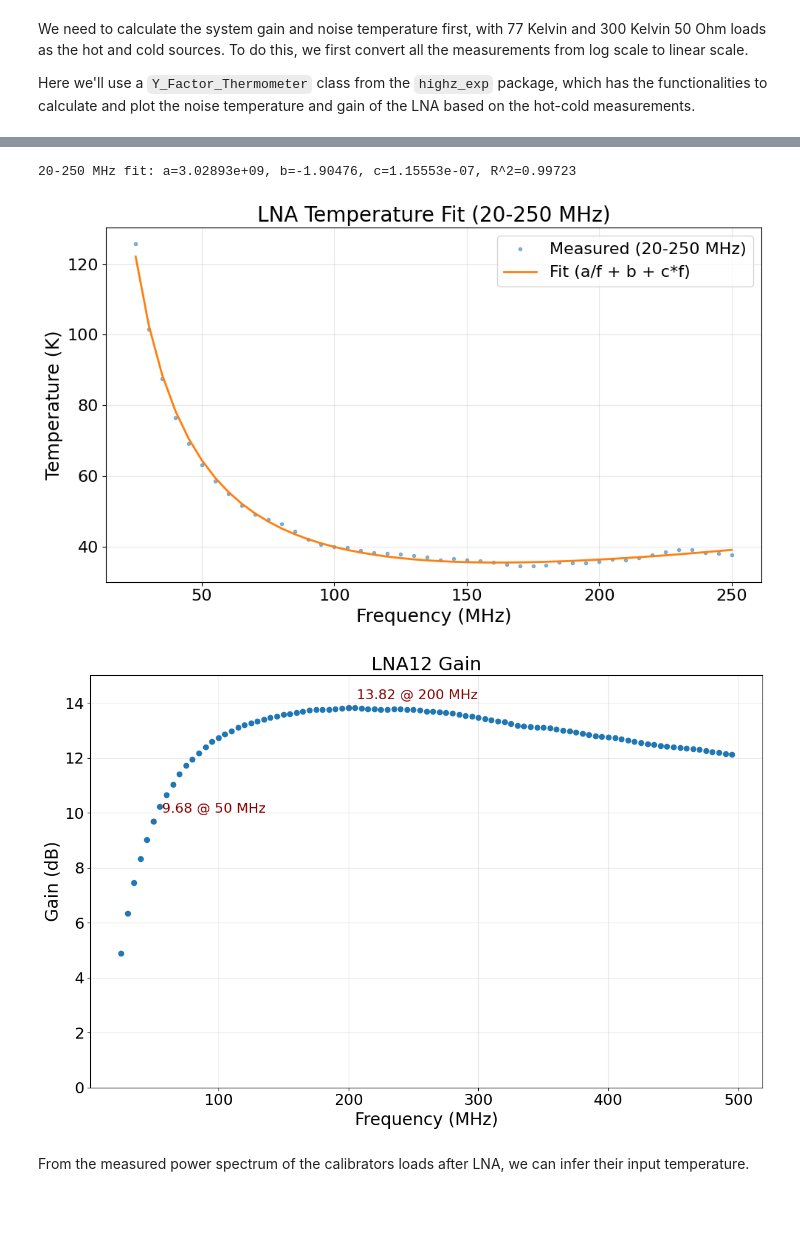
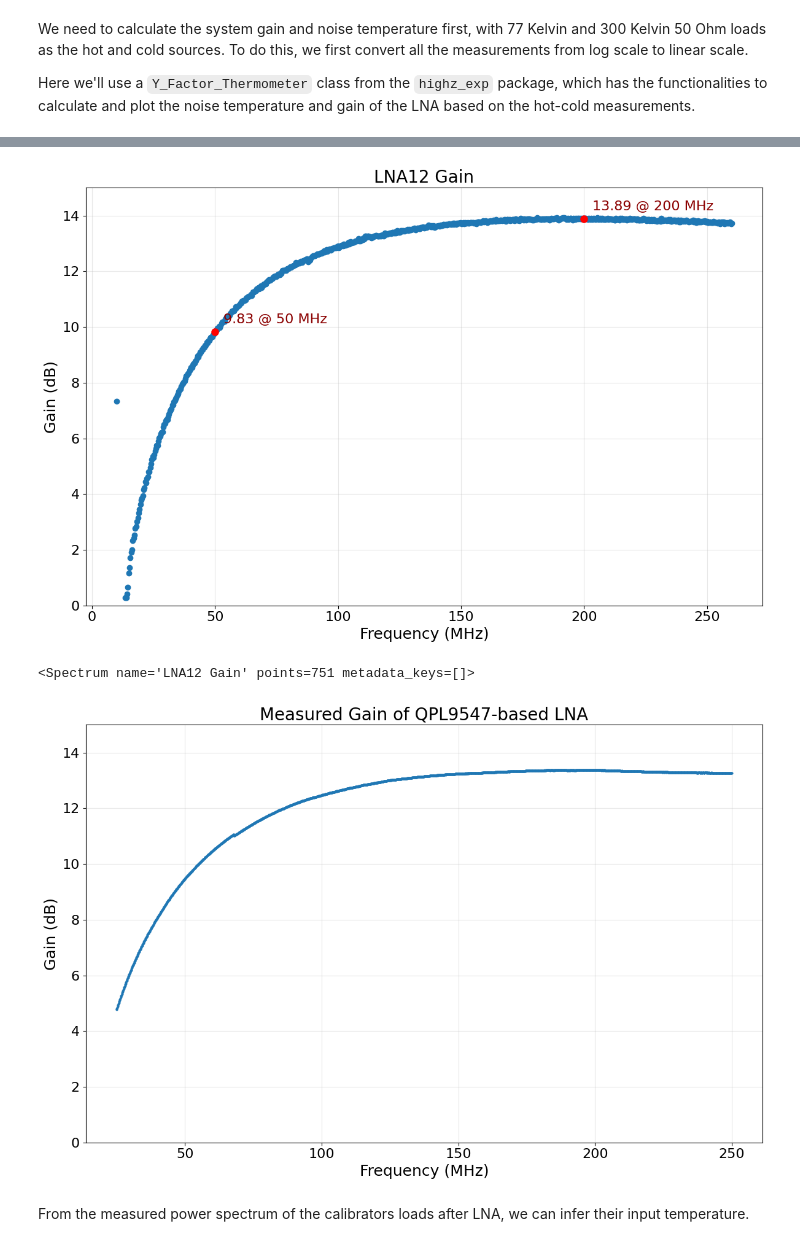
Before and after one commit to alhosani-abdulla/Highz-EXP, a Jupyter notebook: notebooks/amplifier_measurements.ipynb, the cells around one changed output, grey strips where cells are left out. Saved outputs shown, nothing was run; the diff lists cells and outputs as text; code cells hidden in the pictures; blank space fills up the shorter version.

```diff
--- a/notebooks/amplifier_measurements.ipynb
+++ b/notebooks/amplifier_measurements.ipynb
@@ -139,67 +93,17 @@ Fit parameters: a=2.90109e+09, b=1.68294, c=1.0167e-07, R^2=0.98274
-# %%
-# Fit only in 20-250 MHz for T(f) = a/f + b + c*f
-fmin_mhz, fmax_mhz = 20.0, 250.0
-band_mask = (f_fit / 1e6 >= fmin_mhz) & (f_fit / 1e6 <= fmax_mhz)
-
-f_band = f_fit[band_mask]
-t_band = t_fit[band_mask]
-
-fit_res_band = fit_lna_temperature(f_band, t_band, method='scipy')
-a_band, b_band, c_band = fit_res_band['a'], fit_res_band['b'], fit_res_band['c']
-print(
-    f"20-250 MHz fit: a={a_band:.6g}, b={b_band:.6g}, c={c_band:.6g}, R^2={fit_res_band['r2']:.5f}"
-)
-
-valid_band = fit_res_band['valid_mask']
-f_band_valid_hz = f_band[valid_band]
-t_band_valid = t_band[valid_band]
-t_band_model = lna_temp_model(f_band_valid_hz, a_band, b_band, c_band)
-
-plt.figure(figsize=(10, 6))
-plt.plot(f_band_valid_hz / 1e6, t_band_valid, 'o', ms=3, alpha=0.5, label='Measured (20-250 MHz)')
-plt.plot(f_band_valid_hz / 1e6, t_band_model, '-', lw=2, label='Fit (a/f + b + c*f)')
-plt.xlabel('Frequency (MHz)')
-plt.ylabel('Temperature (K)')
-plt.title('LNA Temperature Fit (20-250 MHz)')
-plt.grid(alpha=0.3)
-plt.legend()
-plt.tight_layout()
-plt.show()
-# %% [output]
-20-250 MHz fit: a=3.02893e+09, b=-1.90476, c=1.15553e-07, R^2=0.99723
-[figure, removed]
-# %%
-# Export fit parameters to JSON for reuse in other notebooks
-import json
-
-fit_export = {
-    'model_full': {
-        'form': 'a/f + b + c*f',
-        'frequency_unit': 'Hz',
-        'fit_range_mhz': [float(np.min(f_fit) / 1e6), float(np.max(f_fit) / 1e6)],
-        'a': float(a),
-        'b': float(b),
-        'c': float(c),
-        'r2': float(fit_res['r2']),
-    },
-    'model_20_250': {
-        'form': 'a/f + b + c*f',
-        'frequency_unit': 'Hz',
-        'fit_range_mhz': [20.0, 250.0],
-        'a': float(a_band),
-        'b': float(b_band),
-        'c': float(c_band),
-        'r2': float(fit_res_band['r2']),
-    }
-}
-
-export_file = pjoin(output_path, 'lna_temperature_fit_params.json')
-with open(export_file, 'w') as f:
-    json.dump(fit_export, f, indent=2)
 # %%
 LNA_thermo.plot_gain(marker='o', linestyle='', title='LNA12 Gain',
                      y_range=(0, 15),
-                     save_path=pjoin(plot_path, 'LNA12_gain.png'),
                      marker_freqs=[50, 200])
 # %% [output]
-[figure, old version]
+[figure, new version]
+<Spectrum name='LNA12 Gain' points=751 metadata_keys=[]>
+# %%
+import skrf as rf
+with open(pjoin(data_path, 'LNA12.S2P'), 'r') as f:
+    ntwk = rf.Network(f)
+
+plotter.plot_gain(f_mhz=ntwk.f/1e6, gain=20 * np.log10(np.abs(ntwk.s[:, 1, 0])), marker='o', ls='', ms=2,
+    y_range=(0, 15),
+    title='Measured Gain of QPL9547-based LNA')
+# %% [output]
+[figure, added]
```
Also changed, not shown: parts of 7 cells of this notebook, 9 other files.
